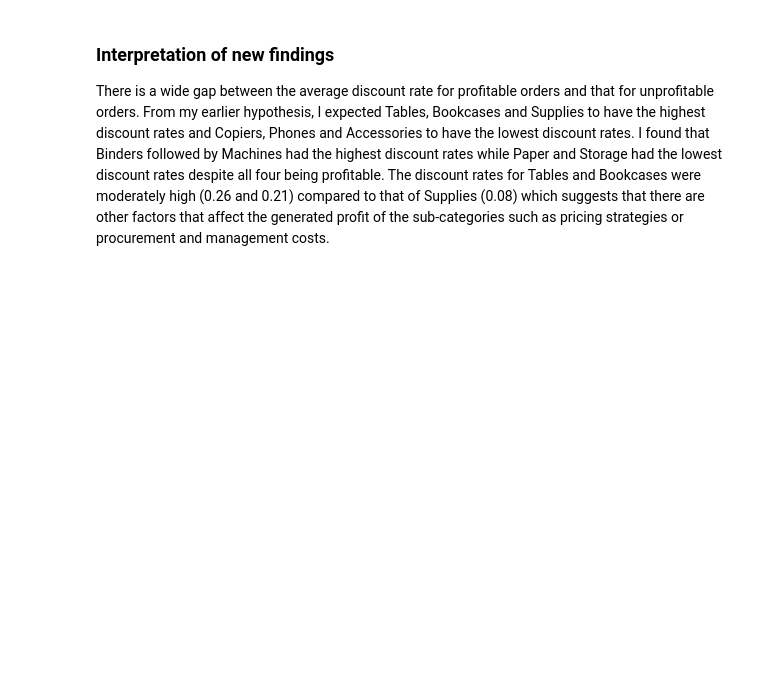
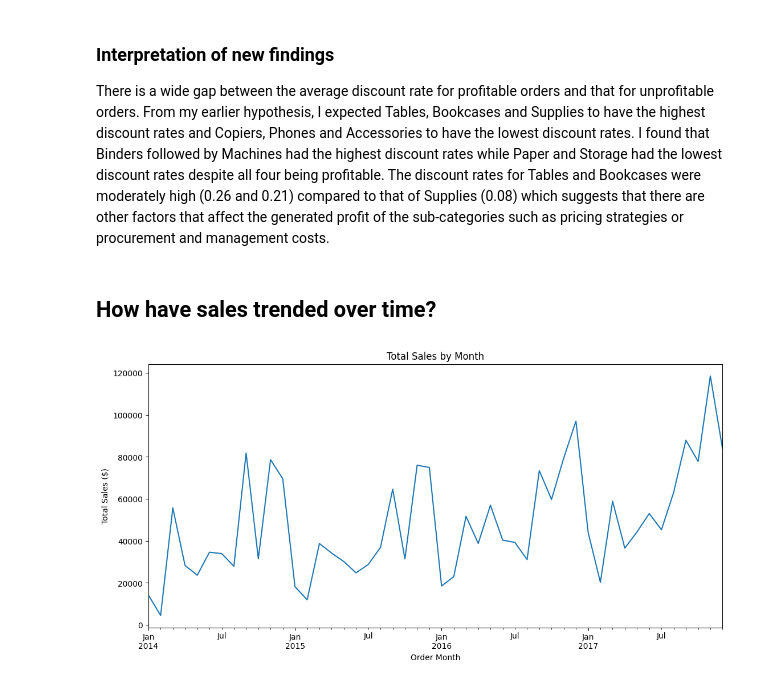
Before and after one commit to tracyruth777/eda-retail-sales, a Jupyter notebook: notebooks/01_data_exploration.ipynb, the cells around one changed output. Drawn from its saved outputs; the diff is of its cells as text; code cells hidden in the pictures; blank space fills up the shorter version.

Commit message:
Add sales trend analysis with visualisation and interpretation

```diff
--- a/notebooks/01_data_exploration.ipynb
+++ b/notebooks/01_data_exploration.ipynb
@@ -290,3 +290,19 @@ Average discount for unprofitable orders: 0.47
 ### Interpretation of new findings
 There is a wide gap between the average discount rate for profitable orders and that for unprofitable orders.
 From my earlier hypothesis, I expected Tables, Bookcases and Supplies to have the highest discount rates and Copiers, Phones and Accessories to have the lowest discount rates. I found that Binders followed by Machines had the highest discount rates while Paper and Storage had the lowest discount rates despite all four being profitable. The discount rates for Tables and Bookcases were moderately high (0.26 and 0.21) compared to that of Supplies (0.08) which suggests that there are other factors that affect the generated profit of the sub-categories such as pricing strategies or procurement and management costs.
+# %% [markdown]
+## How have sales trended over time?
+# %%
+# convert order date to datetime format and check the data type
+ss_df['Order Date'] = pd.to_datetime(ss_df['Order Date'])
+ss_df['Order Date'].dtype
+
+# extract year and month from order date
+ss_df['Order Month'] = ss_df['Order Date'].dt.to_period('M')
+# %%
+# group order date by sales to see if there are any seasonal trends
+sales_by_month = ss_df.groupby('Order Month')['Sales'].sum()
+sales_by_month.plot(kind='line', figsize=(13,6), title='Total Sales by Month', ylabel='Total Sales ($)')
+# plt.savefig('../reports/sales_by_month.png', bbox_inches='tight', dpi=150)
+# %% [output]
+[figure, added]
```
Also changed, not shown: parts of 1 cell of this notebook, 1 other file.
